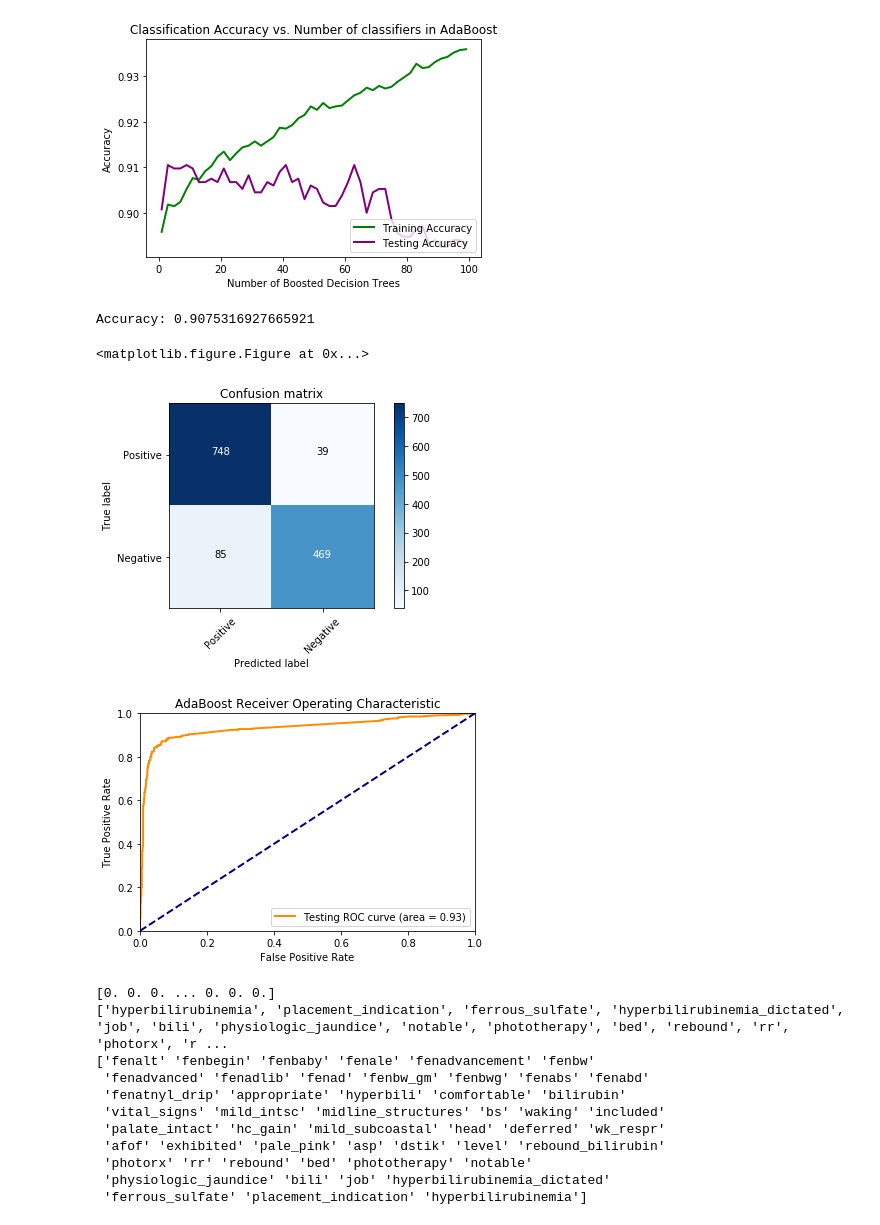
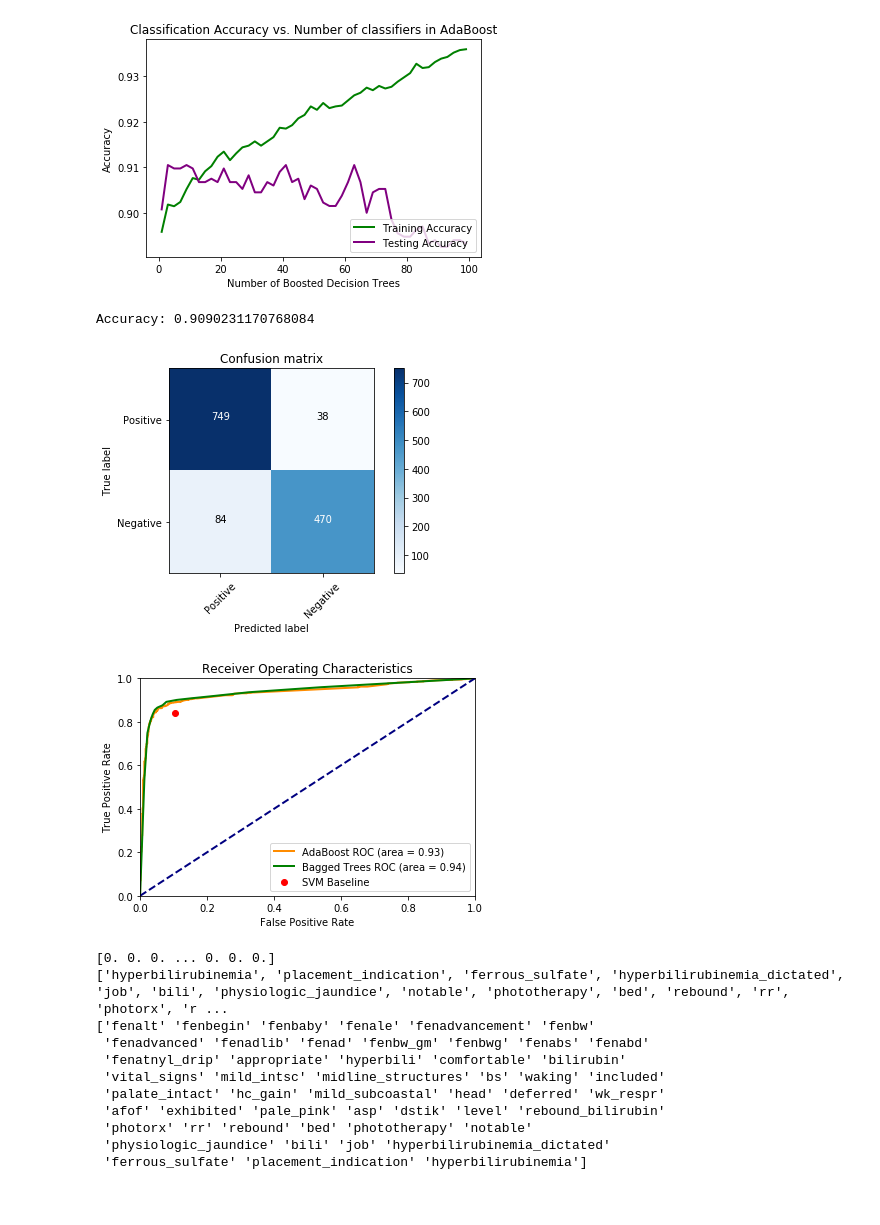
Before and after one commit to swerwath/neonatal_jaundice_coding, a Jupyter notebook: src/adaboost_demo.ipynb, the cells around one changed output. Drawn from its saved outputs; the diff is of its cells as text; code cells hidden in the pictures.

```diff
--- a/src/adaboost_demo.ipynb
+++ b/src/adaboost_demo.ipynb
@@ -109,41 +109,47 @@ plt.savefig('ada_num_class.png')
 [0.9008202833706189, 0.9105145413870246, 0.9097688292319165, 0.9097688292319165, 0.9105145413870246, 0.9097688292319165, 0.906785980611484, 0.906785980611484, 0.9075316927665921, 0.906785980611484, 0. ...
 [figure]
 # %%
-clf = make_pipeline(CountVectorizer(), TfidfTransformer(), AdaBoostClassifier(n_estimators=38))
+bagged_fpr = [0.,0.0128866,0.02190722,0.03092784,0.03737113,0.04381443, 0.05154639,0.06701031,0.07860825,0.10953608,0.1507732,0.21778351,0.32603093,0.53994845,1.]
+bagged_tpr = [0., 0.53628319, 0.74867257, 0.80530973, 0.83362832, 0.85486726, 0.86548673, 0.87610619, 0.8920354, 0.90088496, 0.9079646,  0.91858407, 0.93628319, 0.95929204, 1.]
+bagged_roc_auc = 0.94
+
+clf = make_pipeline(CountVectorizer(), TfidfTransformer(), AdaBoostClassifier(n_estimators=40))
 clf.fit(train_data, train_labels)
 
 predictions = clf.predict(test_data)
 print("Accuracy: " + str(np.mean(predictions == test_labels)))
 
 conf_mat = confusion_matrix(test_labels, predictions)
 
 plt.figure()
 plot_confusion_matrix(conf_mat, ["Positive", "Negative"])
 plt.show()
 
 class_probs = clf.predict_proba(test_data)
 conf = [c[1] for c in class_probs]
 
 fpr, tpr, thresholds = roc_curve(test_labels, conf, pos_label=1)
 roc_auc = auc(fpr, tpr)
 
 plt.figure()
 lw = 2
 plt.plot(fpr, tpr, color='darkorange',
-         lw=lw, label='Testing ROC curve (area = %0.2f)' % roc_auc)
+         lw=lw, label='AdaBoost ROC (area = %0.2f)' % roc_auc)
+plt.plot(bagged_fpr, bagged_tpr, color='green',
+         lw=lw, label='Bagged Trees ROC (area = %0.2f)' % bagged_roc_auc)
+plt.scatter([0.10292249047013977], [0.8411552346570397], color="red", label="SVM Baseline")
 plt.plot([0, 1], [0, 1], color='navy', lw=lw, linestyle='--')
 plt.xlim([0.0, 1.0])
 plt.ylim([0.0, 1.0])
 plt.xlabel('False Positive Rate')
 plt.ylabel('True Positive Rate')
-plt.title('AdaBoost Receiver Operating Characteristic')
+plt.title('Receiver Operating Characteristics')
 plt.legend(loc="lower right")
 plt.show()
 # %% [output]
-Accuracy: 0.9075316927665921
+Accuracy: 0.9090231170768084
-<matplotlib.figure.Figure at 0x...>
 [figure]
-[figure, old version]
+[figure, new version]
 # %%
 print(clf.named_steps['adaboostclassifier'].feature_importances_)
 top_features_indices = np.argsort(clf.named_steps['adaboostclassifier'].feature_importances_)[::-1]
```
Also changed, not shown: parts of 2 cells of this notebook, 9 other files.
